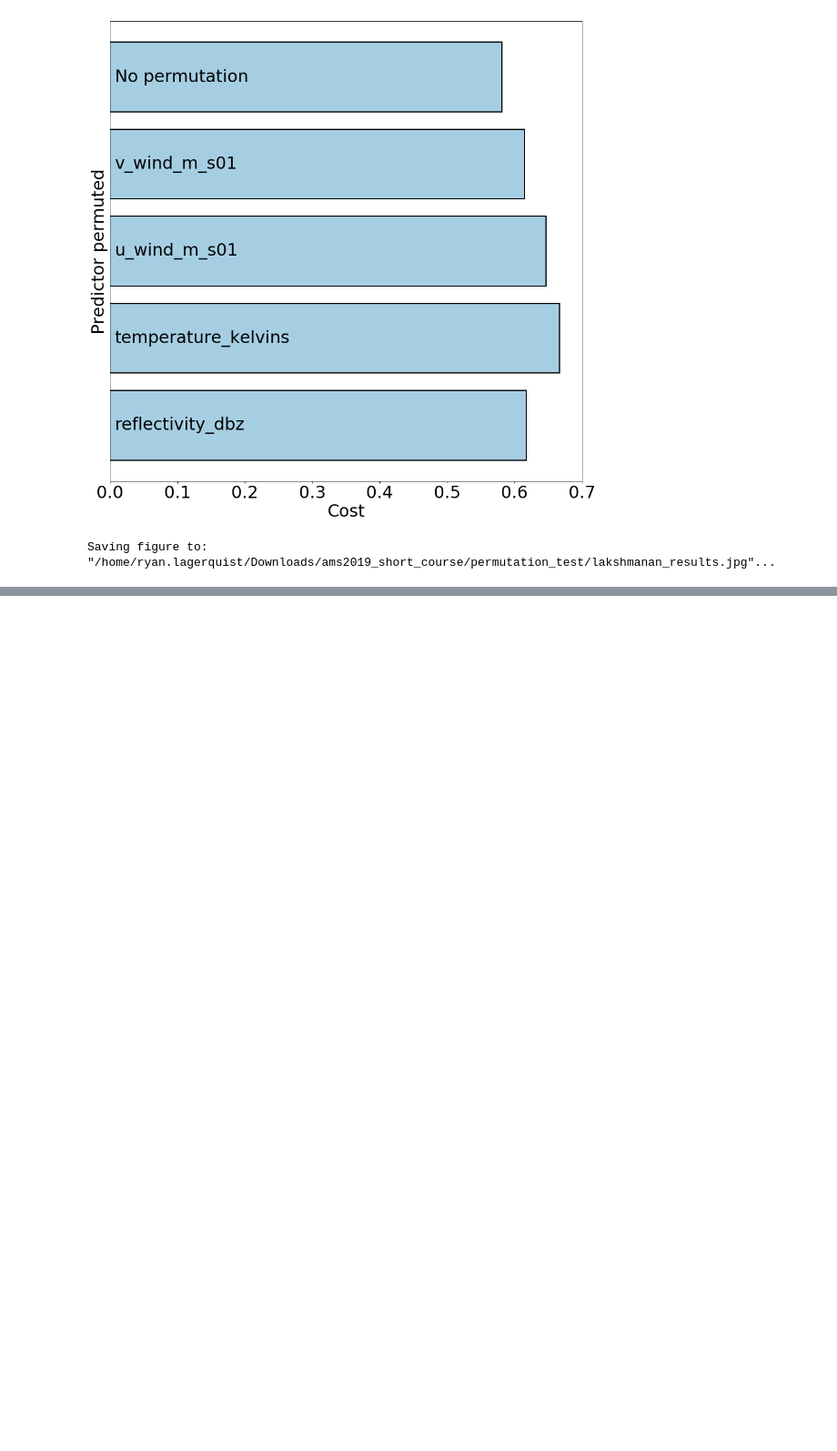
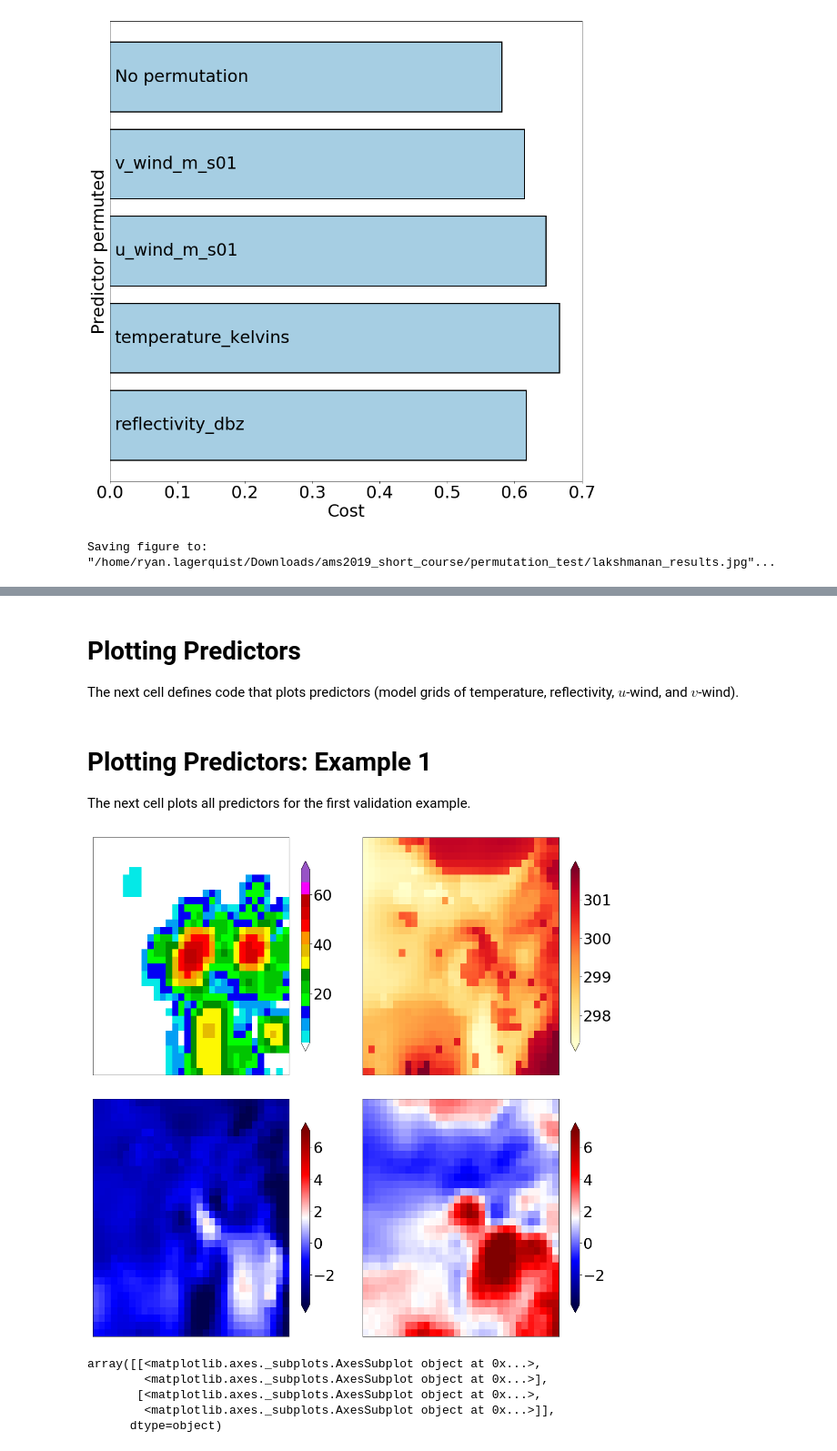
Before and after one commit to djgagne/ams-ml-python-course, a Jupyter notebook: module_4/ML_Short_Course_Module_4_Interpretation.ipynb, the cells around one changed output, grey strips where cells are left out. Shown at 91% size. Cells and saved outputs as stored; diff of their text form; code cells hidden in the pictures; blank space fills up the shorter version.

```diff
--- a/module_4/ML_Short_Course_Module_4_Interpretation.ipynb
+++ b/module_4/ML_Short_Course_Module_4_Interpretation.ipynb
@@ -2024,0 +2216,4 @@ Saving figure to: "/home/ryan.lagerquist/Downloads/ams2019_short_course/permutat
+# %% [markdown]
+# Plotting Predictors
+
+The next cell defines code that plots predictors (model grids of temperature, reflectivity, $u$-wind, and $v$-wind).
@@ -2024,0 +2408,40 @@ Saving figure to: "/home/ryan.lagerquist/Downloads/ams2019_short_course/permutat
+# %% [markdown]
+# Plotting Predictors: Example 1
+
+The next cell plots all predictors for the first validation example.
+# %%
+predictor_matrix = validation_image_dict[PREDICTOR_MATRIX_KEY][0, ...]
+predictor_names = validation_image_dict[PREDICTOR_NAMES_KEY]
+
+num_predictors = predictor_matrix.shape[-1]
+predictor_min_colour_values = numpy.full(num_predictors, numpy.nan)
+predictor_max_colour_values = numpy.full(num_predictors, numpy.nan)
+
+wind_indices = [
+    predictor_names.index(U_WIND_NAME), predictor_names.index(V_WIND_NAME)
+]
+
+for m in range(num_predictors):
+    if m in wind_indices:
+        predictor_min_colour_values[m] = numpy.percentile(
+            predictor_matrix[..., wind_indices], 1)
+        predictor_max_colour_values[m] = numpy.percentile(
+            predictor_matrix[..., wind_indices], 99)
+    else:
+        predictor_min_colour_values[m] = numpy.percentile(
+            predictor_matrix[..., m], 1)
+        predictor_max_colour_values[m] = numpy.percentile(
+            predictor_matrix[..., m], 99)
+
+plot_many_predictors_2d(
+    predictor_matrix=predictor_matrix,
+    predictor_names=predictor_names,
+    predictor_min_colour_values=predictor_min_colour_values,
+    predictor_max_colour_values=predictor_max_colour_values)
+# %% [output]
+[figure, added]
+array([[<matplotlib.axes._subplots.AxesSubplot object at 0x...>,
+        <matplotlib.axes._subplots.AxesSubplot object at 0x...>],
+       [<matplotlib.axes._subplots.AxesSubplot object at 0x...>,
+        <matplotlib.axes._subplots.AxesSubplot object at 0x...>]],
+      dtype=object)
```
Also changed, not shown: parts of 7 cells of this notebook, 1 other file.
